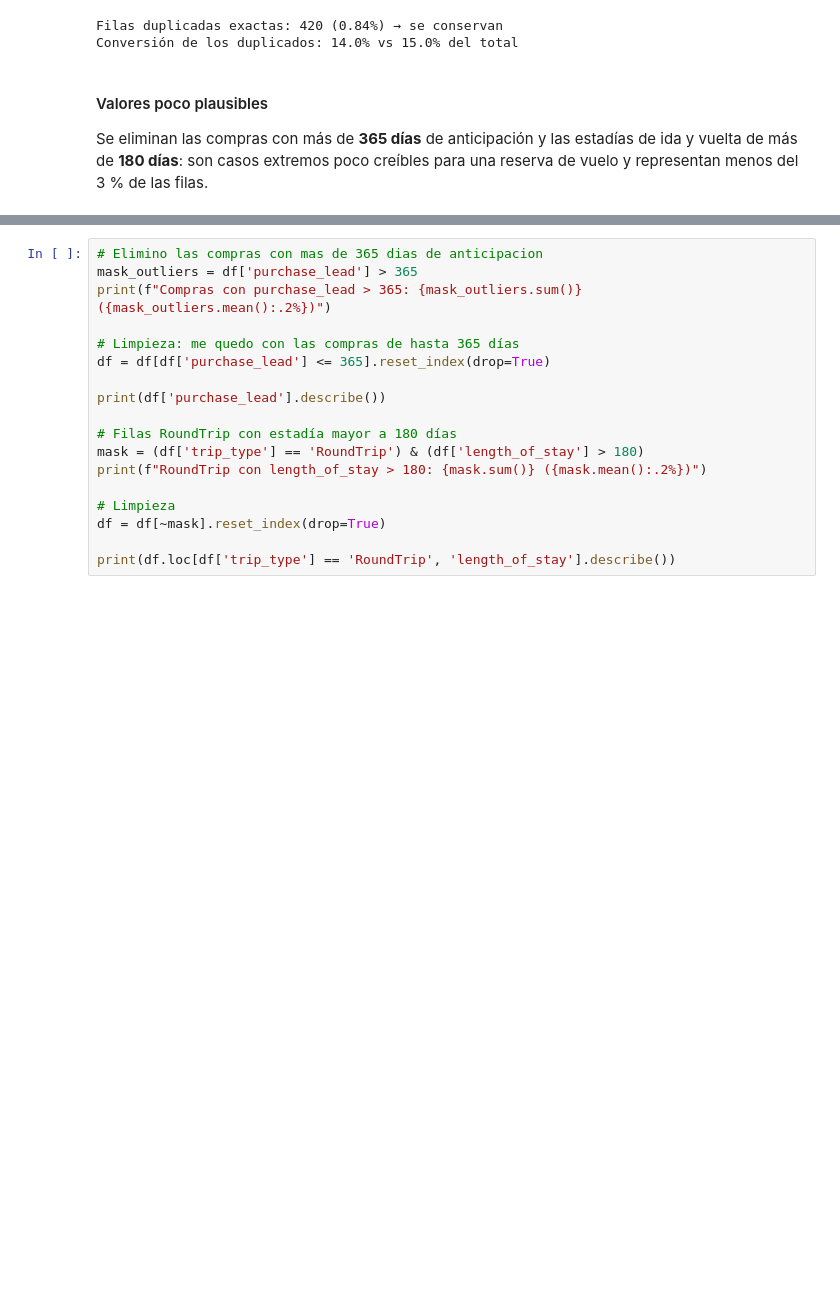
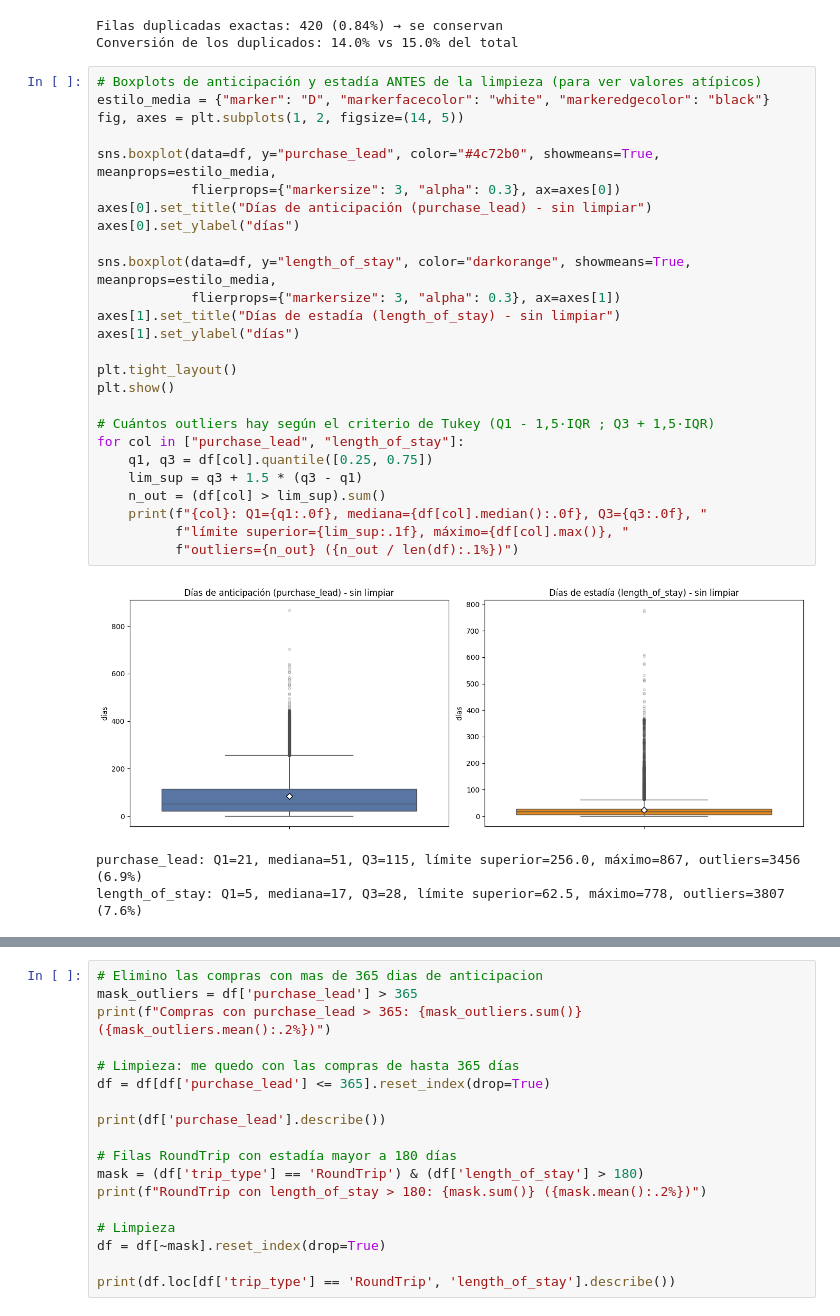
Before and after one commit to federicopintosr/diplomatura-tp-1, a Jupyter notebook: tp1/tp1.ipynb, the cells around one changed output, grey strips where cells are left out. Saved outputs shown, nothing was run; the diff lists cells and outputs as text; blank space fills up the shorter version.

```diff
--- a/tp1/tp1.ipynb
+++ b/tp1/tp1.ipynb
@@ -175,7 +175,33 @@ print(f"Conversión de los duplicados: {df.loc[duplicados, 'booking_complete'].m
 # %% [output]
 Filas duplicadas exactas: 420 (0.84%) → se conservan
 Conversión de los duplicados: 14.0% vs 15.0% del total
-# %% [markdown]
-#### Valores poco plausibles
-Se eliminan las compras con más de **365 días** de anticipación y las estadías de ida y vuelta de más de **180 días**:
-son casos extremos poco creíbles para una reserva de vuelo y representan menos del 3 % de las filas.
+# %%
+# Boxplots de anticipación y estadía ANTES de la limpieza (para ver valores atípicos)
+estilo_media = {"marker": "D", "markerfacecolor": "white", "markeredgecolor": "black"}
+fig, axes = plt.subplots(1, 2, figsize=(14, 5))
+
+sns.boxplot(data=df, y="purchase_lead", color="#4c72b0", showmeans=True, meanprops=estilo_media,
+            flierprops={"markersize": 3, "alpha": 0.3}, ax=axes[0])
+axes[0].set_title("Días de anticipación (purchase_lead) - sin limpiar")
+axes[0].set_ylabel("días")
+
+sns.boxplot(data=df, y="length_of_stay", color="darkorange", showmeans=True, meanprops=estilo_media,
+            flierprops={"markersize": 3, "alpha": 0.3}, ax=axes[1])
+axes[1].set_title("Días de estadía (length_of_stay) - sin limpiar")
+axes[1].set_ylabel("días")
+
+plt.tight_layout()
+plt.show()
+
+# Cuántos outliers hay según el criterio de Tukey (Q1 - 1,5·IQR ; Q3 + 1,5·IQR)
+for col in ["purchase_lead", "length_of_stay"]:
+    q1, q3 = df[col].quantile([0.25, 0.75])
+    lim_sup = q3 + 1.5 * (q3 - q1)
+    n_out = (df[col] > lim_sup).sum()
+    print(f"{col}: Q1={q1:.0f}, mediana={df[col].median():.0f}, Q3={q3:.0f}, "
+          f"límite superior={lim_sup:.1f}, máximo={df[col].max()}, "
+          f"outliers={n_out} ({n_out / len(df):.1%})")
+# %% [output]
+[figure, added]
+purchase_lead: Q1=21, mediana=51, Q3=115, límite superior=256.0, máximo=867, outliers=3456 (6.9%)
+length_of_stay: Q1=5, mediana=17, Q3=28, límite superior=62.5, máximo=778, outliers=3807 (7.6%)
```
Also changed, not shown: parts of 3 cells of this notebook.
